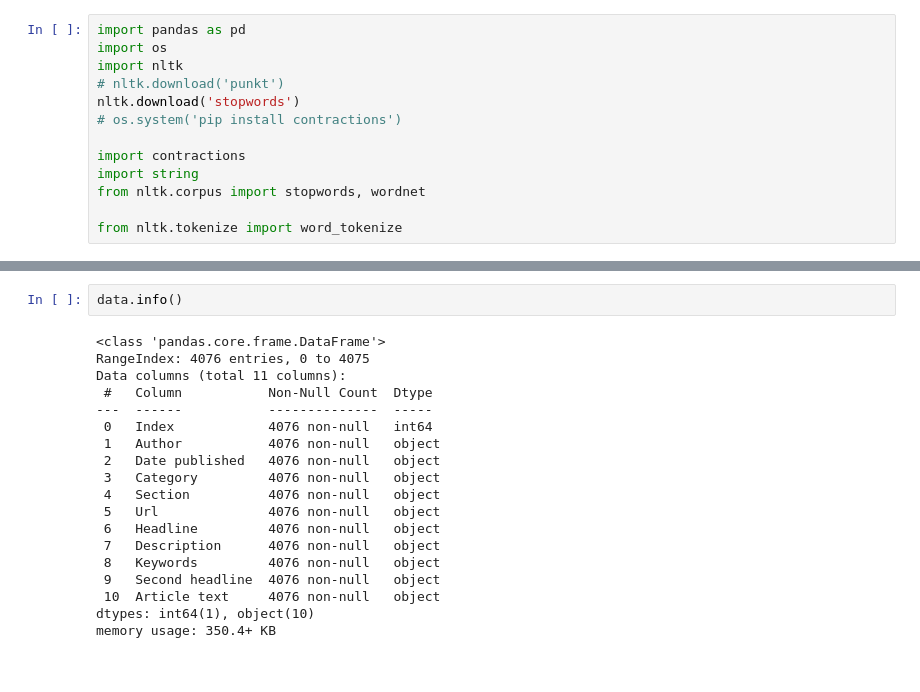
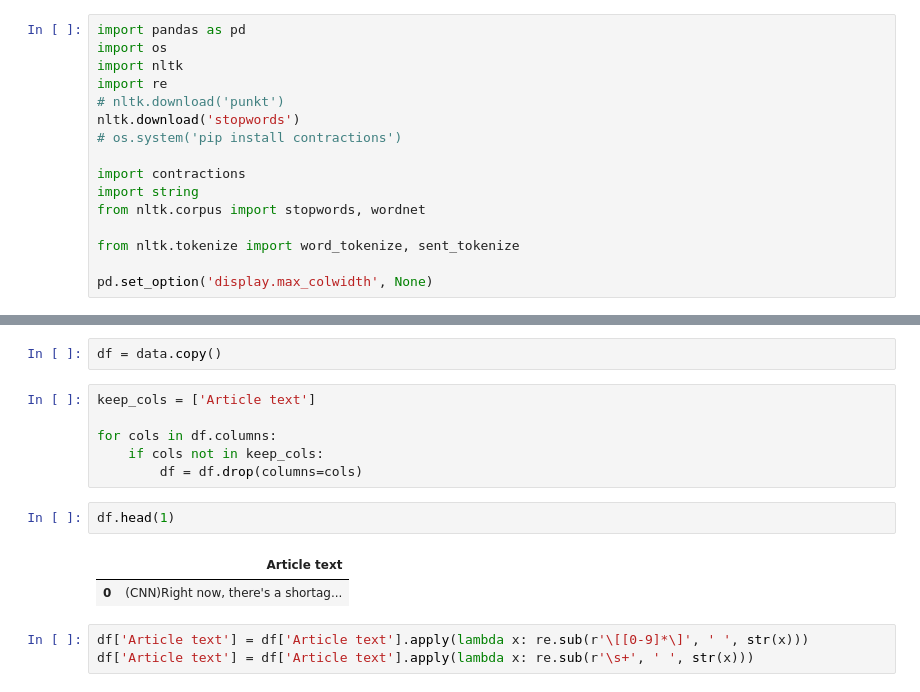
Before and after one commit to mturner49/8600-deep-learning-project, a Jupyter notebook: 8600-deep-learning-project.ipynb, the cells around one changed output, grey strips where cells are left out. Cells and saved outputs as stored; diff of their text form.

```diff
--- a/8600-deep-learning-project.ipynb
+++ b/8600-deep-learning-project.ipynb
@@ -2,6 +2,7 @@
 import pandas as pd
 import os
 import nltk
+import re
 # nltk.download('punkt')
 nltk.download('stopwords')
 # os.system('pip install contractions')
@@ -10,7 +11,9 @@ import contractions
 import string
 from nltk.corpus import stopwords, wordnet
 
-from nltk.tokenize import word_tokenize
+from nltk.tokenize import word_tokenize, sent_tokenize
+
+pd.set_option('display.max_colwidth', None)
 # %% [output]
 [nltk_data] Downloading package stopwords to
 [nltk_data]     /Users/matt.turner/nltk_data...
@@ -27,25 +30,20 @@ data.head()
 | 2 | 3 | Words by Stephanie Bailey, video ... | 2021-06-16 02:51:30 | news | asia | https://www.cnn.com/2021/06/15/as... | This swarm of robots gets smarter... | In a Hong Kong warehouse, a swarm... | asia, This swarm of robots gets s... | ... |
 | 3 | 4 | Paul R. La Monica, CNN Business | 2022-03-15 09:57:36 | business | investing | https://www.cnn.com/2022/03/15/in... | Russia is no longer an option for... | For many years, the world's most ... | investing, Russia is no longer an... | ... |
 | 4 | 7 | Reuters | 2022-03-15 11:27:02 | business | business | https://www.cnn.com/2022/03/15/bu... | Russian energy investment ban par... | The European Union formally appro... | business, Russian energy investme... | ... |
-# %%
-data.info()
-# %% [output]
-<class 'pandas.core.frame.DataFrame'>
-RangeIndex: 4076 entries, 0 to 4075
-Data columns (total 11 columns):
- #   Column           Non-Null Count  Dtype
----  ------           --------------  -----
- 0   Index            4076 non-null   int64
- 1   Author           4076 non-null   object
- 2   Date published   4076 non-null   object
- 3   Category         4076 non-null   object
- 4   Section          4076 non-null   object
- 5   Url              4076 non-null   object
- 6   Headline         4076 non-null   object
- 7   Description      4076 non-null   object
- 8   Keywords         4076 non-null   object
- 9   Second headline  4076 non-null   object
- 10  Article text     4076 non-null   object
-dtypes: int64(1), object(10)
-memory usage: 350.4+ KB
+# %%
+df = data.copy()
+# %%
+keep_cols = ['Article text']
+
+for cols in df.columns:
+    if cols not in keep_cols:
+        df = df.drop(columns=cols)
+# %%
+df.head(1)
+# %% [output]
+|  | Article text |
+| 0 | (CNN)Right now, there's a shortag... |
+# %%
+df['Article text'] = df['Article text'].apply(lambda x: re.sub(r'\[[0-9]*\]', ' ', str(x)))
+df['Article text'] = df['Article text'].apply(lambda x: re.sub(r'\s+', ' ', str(x)))
 # %%
```
Also changed, not shown: parts of 13 cells of this notebook.
